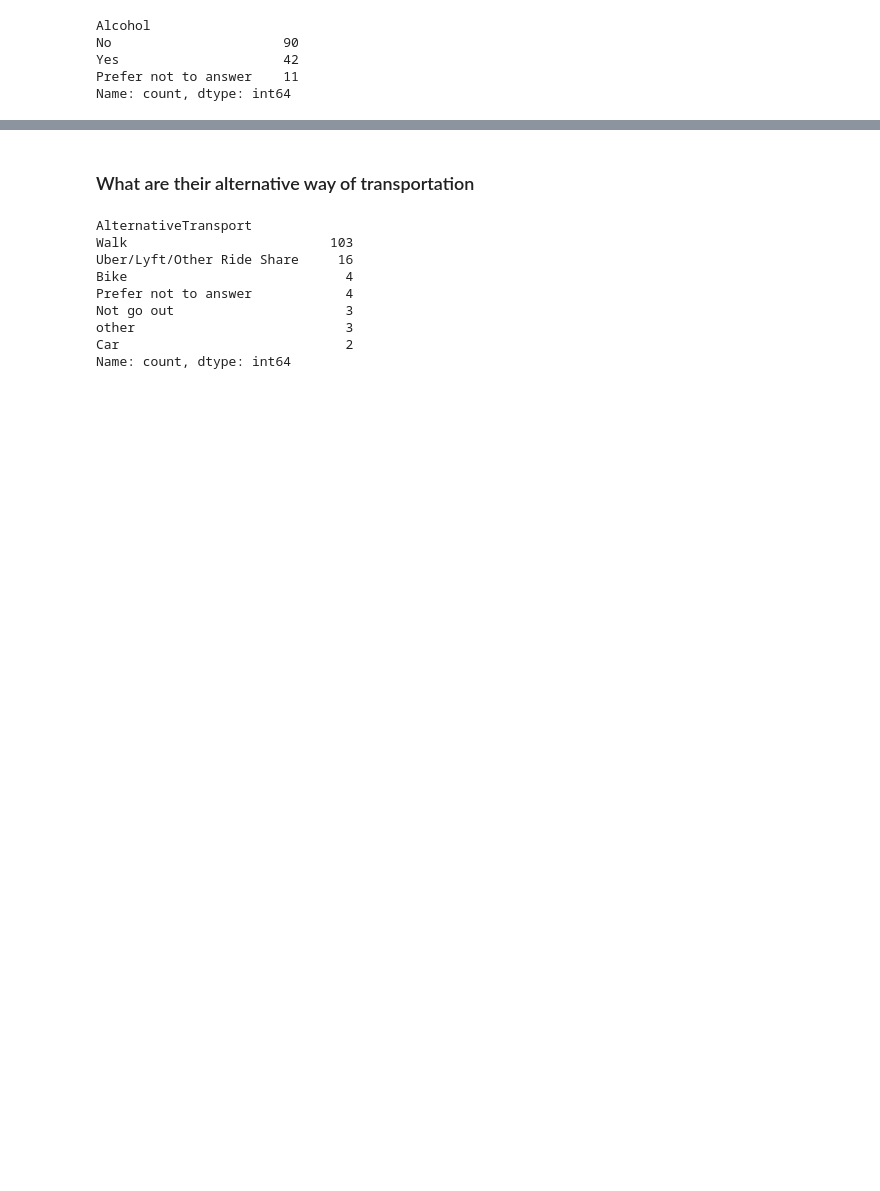
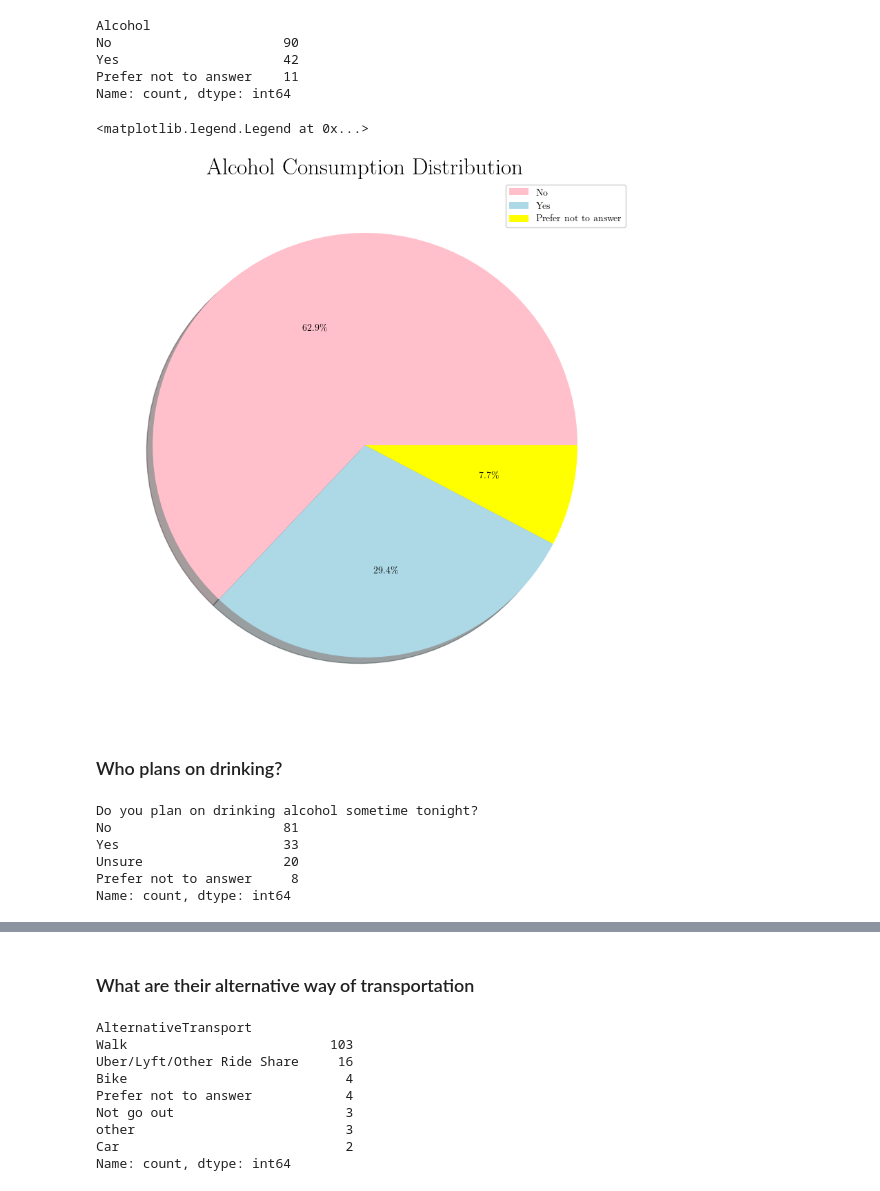
Before and after one commit to acoona/PLAN_89_Final-, a Jupyter notebook: data_analysis.ipynb, the cells around one changed output, grey strips where cells are left out. Cells and saved outputs as stored; diff of their text form; code cells hidden in the pictures; blank space fills up the shorter version.

```diff
--- a/data_analysis.ipynb
+++ b/data_analysis.ipynb
@@ -49,3 +77,24 @@ No                      90
 Yes                     42
 Prefer not to answer    11
 Name: count, dtype: int64
+# %%
+drinking_counts = drinking_df["Alcohol"].value_counts()
+plt.figure(figsize=(10,10))
+plt.pie(drinking_counts, colors=['pink', 'lightblue', 'yellow', 'green', "purple", 'orange', 'lightgreen' ], autopct='%1.1f%%', shadow=True)
+plt.title("Alcohol Consumption Distribution", fontsize=24)
+plt.legend(drinking_counts.index,loc = "best")
+# %% [output]
+<matplotlib.legend.Legend at 0x...>
+[figure, added]
+# %% [markdown]
+### Who plans on drinking?
+# %%
+drinking_anticipation_summary = drinking_df["Do you plan on drinking alcohol sometime tonight?"].value_counts()
+drinking_anticipation_summary
+# %% [output]
+Do you plan on drinking alcohol sometime tonight?
+No                      81
+Yes                     33
+Unsure                  20
+Prefer not to answer     8
+Name: count, dtype: int64
```
Also changed, not shown: parts of 10 cells of this notebook.
